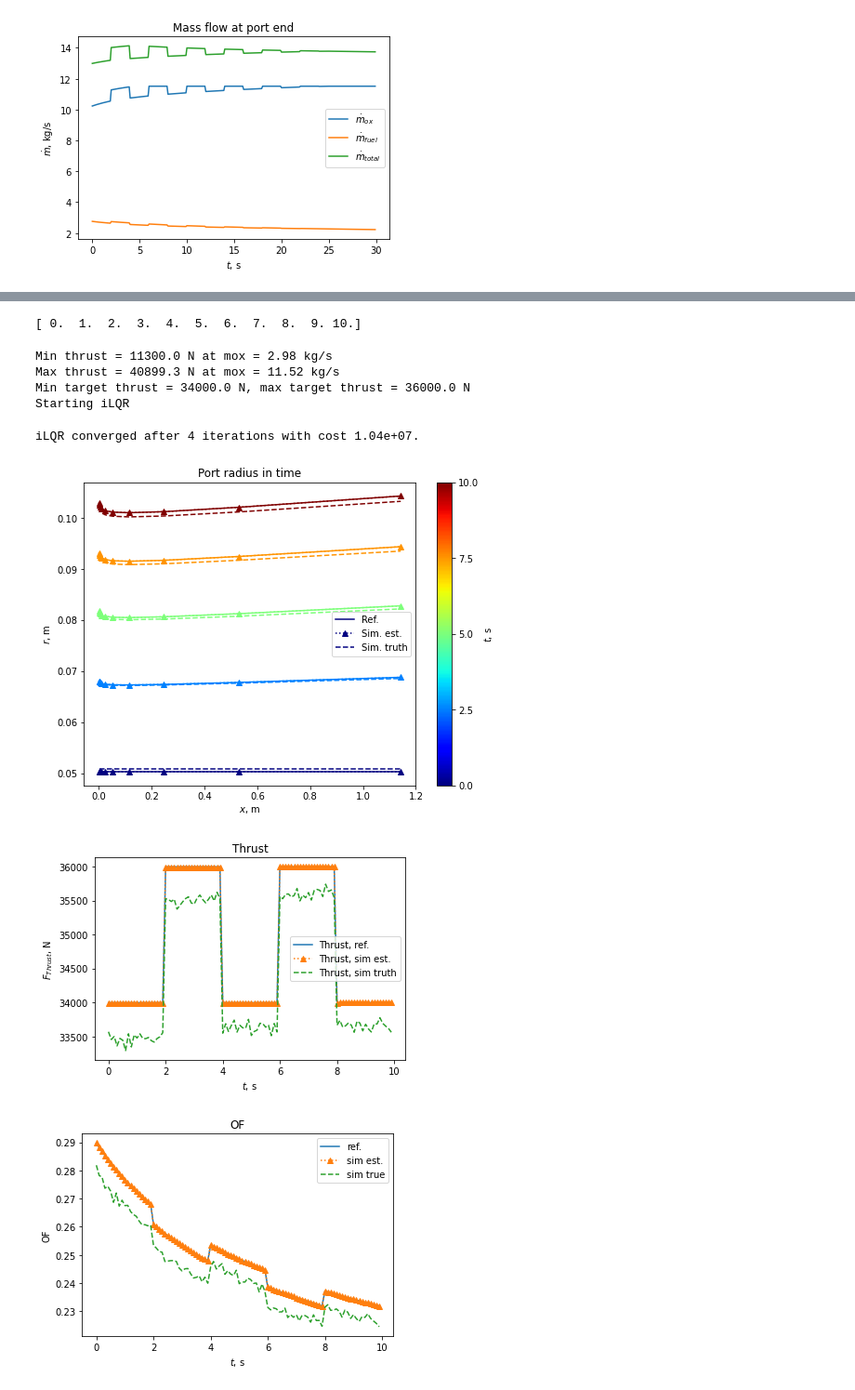
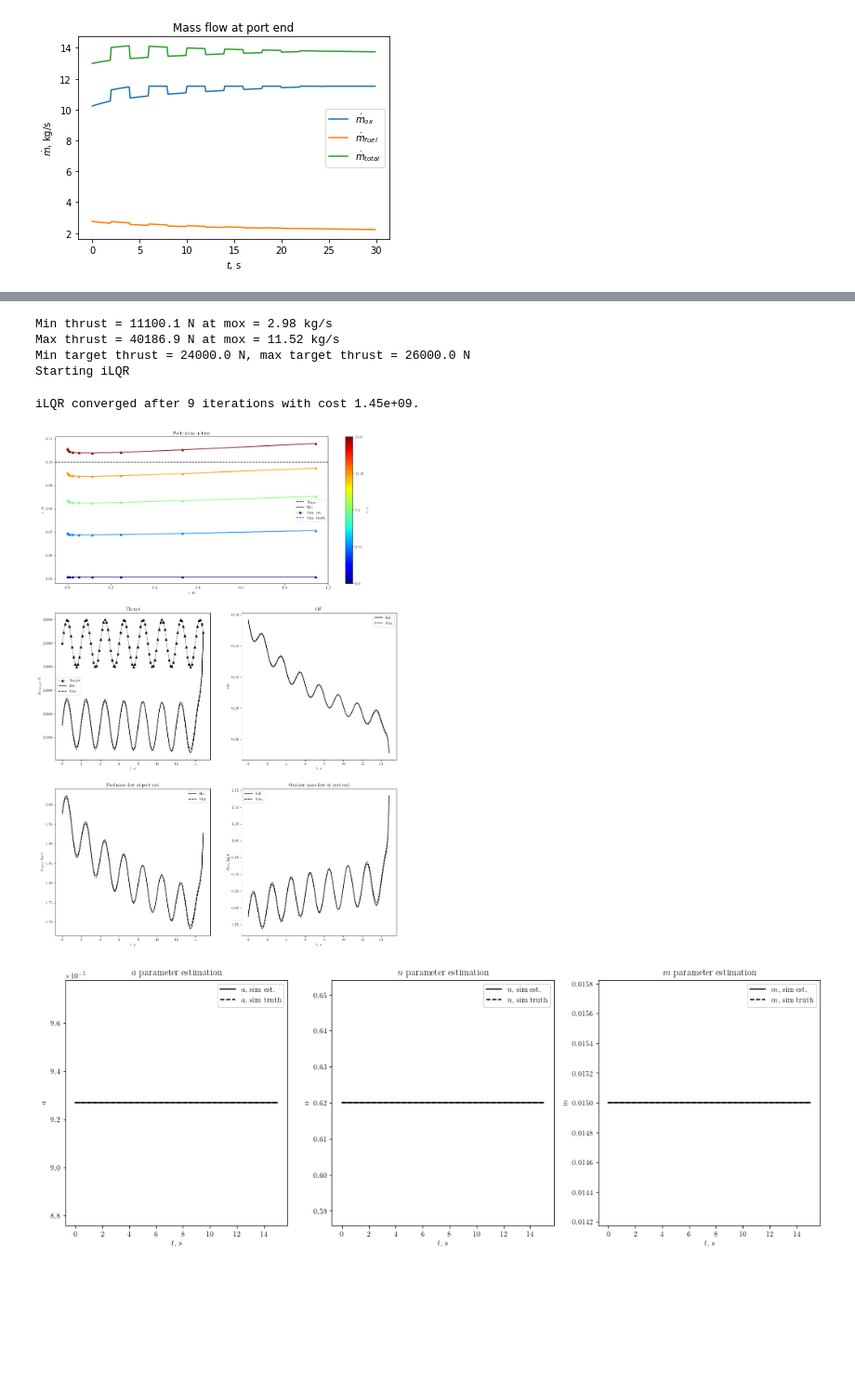
Before and after one commit to newpomax/hybrid-optcontrol, a Jupyter notebook: Untitled.ipynb, the cells around one changed output, grey strips where cells are left out. Shown at 93% size. Drawn from its saved outputs; the diff is of its cells as text; code cells hidden in the pictures; blank space fills up the shorter version.

```diff
--- a/Untitled.ipynb
+++ b/Untitled.ipynb
@@ -32,7 +22,3 @@ print(t)
-# %%
-print(t*N/T)
-# %% [output]
-[ 0.  1.  2.  3.  4.  5.  6.  7.  8.  9. 10.]
 # %%
 import hybridmodel
 import importlib
@@ -41,16 +27,19 @@ importlib.reload(hybridmodel)
 hybrid = hybridmodel.hybrid()
 # %%
 # Select estimates for model parameters
-a = 0.99*hybrid.a
-n = 1.01*hybrid.n
-m = 0.99*hybrid.m
+# a = 0.98*hybrid.a
+# n = 1.05*hybrid.n
+# m = 0.95*hybrid.m
+a = 1.00*hybrid.a
+n = 1.00*hybrid.n
+m = 1.00*hybrid.m
 # Select estimate for initial port radius
-r0 = 0.99*hybrid.r0(hybrid.x)
+r0 = 1.0*hybrid.r0(hybrid.x)
 # Run iLQR based on guessed model parameters, initial state
 hybrid.runiLQR(a=a,n=n,m=m,r0=r0)
 # %% [output]
-Min thrust = 11300.0 N at mox = 2.98 kg/s
-Max thrust = 40899.3 N at mox = 11.52 kg/s
-Min target thrust = 34000.0 N, max target thrust = 36000.0 N
+Min thrust = 11100.1 N at mox = 2.98 kg/s
+Max thrust = 40186.9 N at mox = 11.52 kg/s
+Min target thrust = 24000.0 N, max target thrust = 26000.0 N
 Starting iLQR
-iLQR converged after 4 iterations with cost 1.04e+07.
+iLQR converged after 9 iterations with cost 1.45e+09.
@@ -59,11 +46,11 @@ hybrid.plot_output()
 # %%
-a_σ = 1E-3*hybrid.a # std dev is 5 percent
-n_σ  = 1E-3*hybrid.n
-m_σ = 1E-3*hybrid.m
-r_σ = 2E-3 # 2mm variance of true radius
+a_σ = 0.000*hybrid.a # std dev is 5 percent
+n_σ  = 0.000*hybrid.n
+m_σ = 0.000*hybrid.m
+r_σ = 0E-3 # 2mm std dev of true radius
 # Simulate truth with noise, applying LQR to true simulation based on estimated simulation
-hybrid.simulate(r0 = r0, a = a, a_σ = a_σ, n = n, n_σ = n_σ, m = m, m_σ = m_σ)
+# hybrid.simulate(r0 = r0, r_σ=r_σ, a0 = a, a_σ = a_σ, n0 = n, n_σ = n_σ, m0 = m, m_σ = m_σ)
+hybrid.simulate(r_σ=r_σ, a_σ = a_σ, n_σ = n_σ, m_σ = m_σ)
 # %% [output]
-[figure, old version]
+[figure, new version]
-[figure, old version]
+[figure, new version]
-[figure, removed]
```
Also changed, not shown: parts of 6 cells of this notebook, 12 other files.
